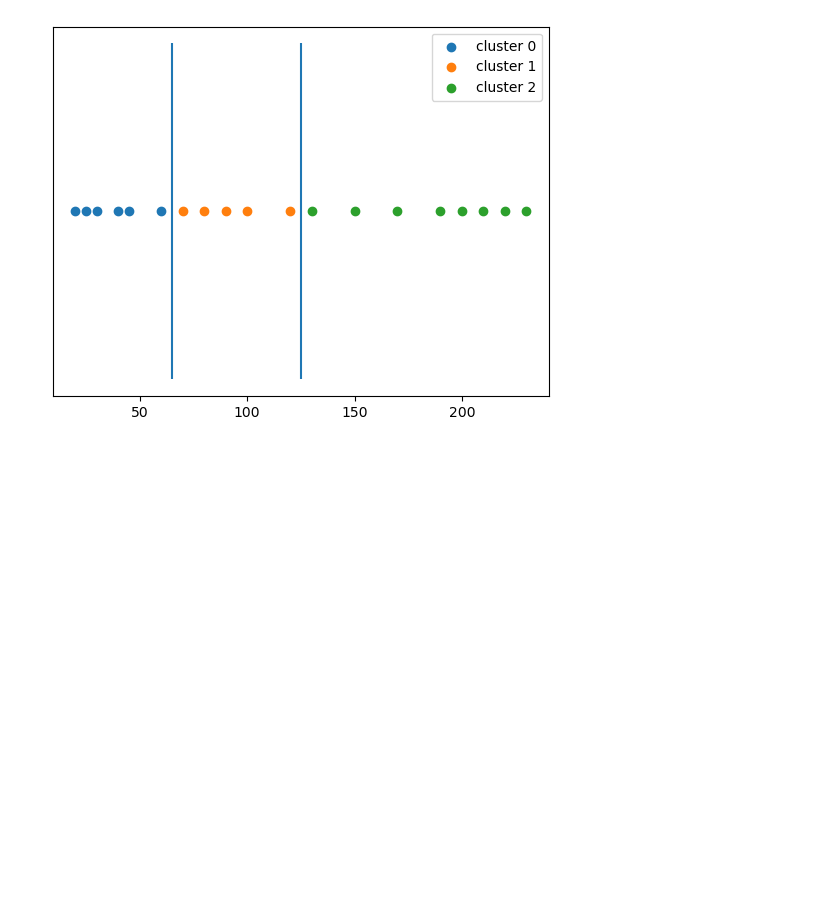
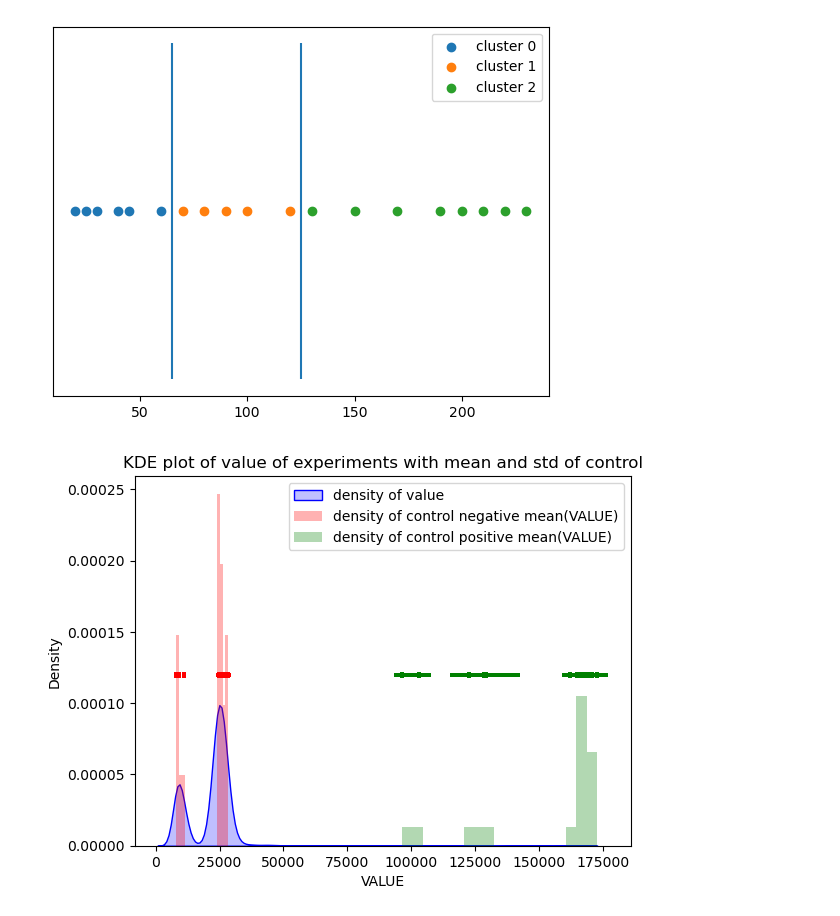
Before and after one commit to zuzg/drug-screening, a Jupyter notebook: notebooks/simple_1D_visualization.ipynb, the cells around one changed output. Cells and saved outputs as stored; diff of their text form; code cells hidden in the pictures; blank space fills up the shorter version.

```diff
--- a/notebooks/simple_1D_visualization.ipynb
+++ b/notebooks/simple_1D_visualization.ipynb
@@ -19,3 +22,9 @@ data = convert_input_data([20, 25, 30, 40, 45, 60, 70, 80, 90, 100, 120, 130, 15
 clustering_1D_visualization(data).show()
 # %% [output]
 [figure]
+# %%
+df = pd.read_excel(r'..\..\drug-screening\data\raw\ROS1_all data randomised.xlsx')
+# %%
+make_KDE_plot(df).show()
+# %% [output]
+[figure, added]
```
Also changed, not shown: parts of 1 cell of this notebook, 1 other file.
